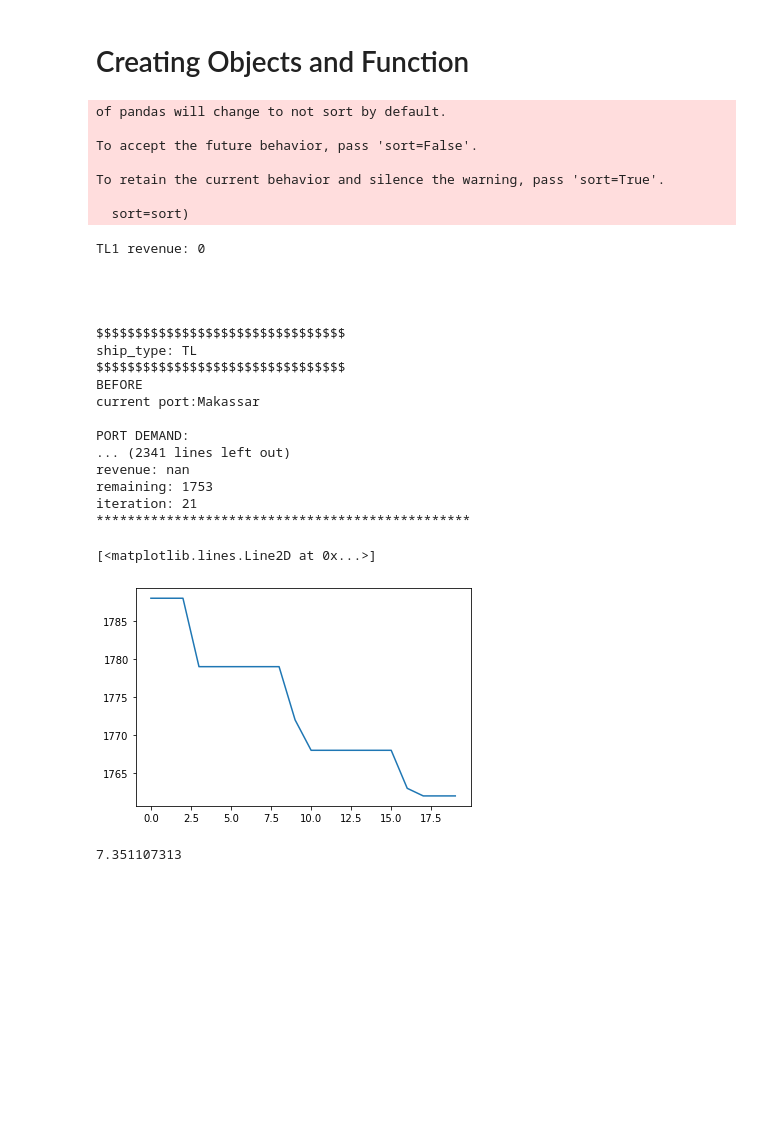
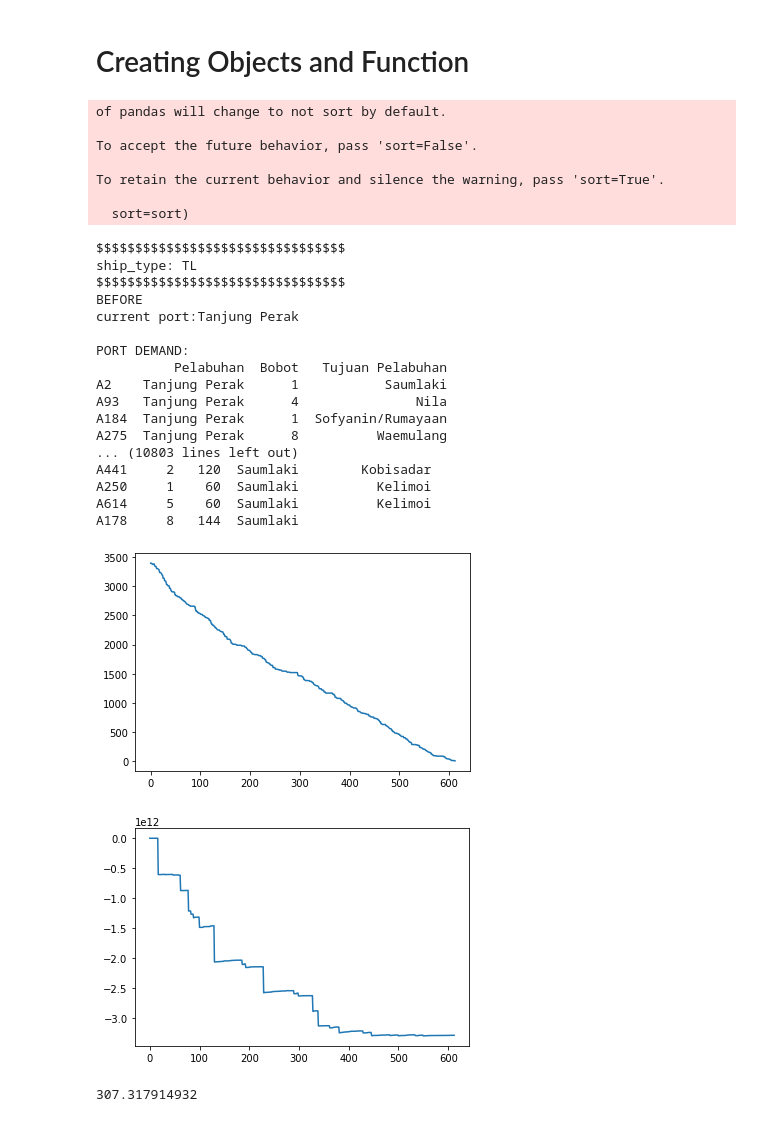
Before and after one commit to theo123490/Ship_Network_GA, a Jupyter notebook: GA_jaringan_kapal_revisi.ipynb, the cells around one changed output. Cells and saved outputs as stored; diff of their text form; code cells hidden in the pictures; blank space fills up the shorter version.

Commit message:
JARAK done, cost is still negative though

```diff
--- a/GA_jaringan_kapal_revisi.ipynb
+++ b/GA_jaringan_kapal_revisi.ipynb
@@ -314,7 +326,6 @@ class Ship:
         self.current_port = self.port_cycle[0]
 
     def cost_per_item(self,item ):
-        print('item: '+str(item))
         Bobot = item['Bobot']
         bm_time = self.ship_char[self.current_port.name ]['bm_time']
         C_bm = self.ship_char[self.current_port.name ]['C_bm']
@@ -332,9 +343,23 @@ class Ship:
         total_cost_storage = Bobot * port_storage_time * C_storage
         total_cost_travel_time = inventory_cost*bm_time*(avg_docking_time*(distance/V))
         cost_bongkar_time = inventory_cost * (Bobot/C_bm)
-        print('bongkar: {} storage: {} travelT: {} btime: {}'.format(total_cost_bongkar,total_cost_storage,total_cost_travel_time,cost_bongkar_time))
 
         travel_cost = total_cost_bongkar + total_cost_storage+total_cost_travel_time+cost_bongkar_time
+
+#         print('&&&&&&&&&&&&&&&&&&&&&&&&&&&&&&&&&&&&&&&&&&&&&&&')
+#         print('item: '+str(item))
+#         print('bm time:'+str(bm_time))
+#         print('C_bm:'+str(C_bm))
+#         print('inventory_cost:'+str(inventory_cost))
+#         print('bm_time:'+str(bm_time))
+#         print('avg_docking_time:'+str(avg_docking_time))
+#         print('distance:'+str(distance))
+#         print('V:'+str(V))
+#         print('VC:'+str(VC))
+#         print('port_storage_time:'+str(port_storage_time))
+#         print('C_storage:'+str(C_storage))
+#         print('bongkar: {} storage: {} travelT: {} btime: {}'.format(total_cost_bongkar,total_cost_storage,total_cost_travel_time,cost_bongkar_time))
+#         print('&&&&&&&&&&&&&&&&&&&&&&&&&&&&&&&&&&&&&&&&&&&&&&&')
 
         return travel_cost, [total_cost_bongkar, total_cost_storage, total_cost_travel_time, cost_bongkar_time]
 
@@ -517,7 +542,7 @@ class Ship:
                     pick_item = self.check_item(i,'pick',pick_item=pick_item)
 
         #for R
-        if simulated_port.name in R_list:
+        if simulated_port.name in R_list+['Banda Neira']:
             port_item = simulated_port.demand
             pick_item = self.check_item(i,'pick',pick_item=pick_item) #TODO
 
@@ -576,6 +601,8 @@ class Ship:
                 current_r = find_movable_port('PR',self.current_port.name)
                 for i in current_r:
                     self.drop_off_item(i.name,finish_shipping = False)
+
+        self.current_port.demand = self.current_port.demand.loc[~self.current_port.demand.index.duplicated(keep='first')]
         # ITEM DROP OFF--------------------------------------------------------
 
 
@@ -654,10 +681,12 @@ class Ship:
                     self.pick_up_port(i)
 
         #for R
-        if self.current_port.name in R_list:
+        if self.current_port.name in R_list+['Banda Neira']:
             port_item = self.current_port.demand
             self.pick_up_each(port_item)
 
+        self.storage = self.storage.loc[~self.storage.index.duplicated(keep='first')]
+        self.storage['Jarak'] = self.storage['Jarak'].fillna(0)
 
         # ITEM PICK UP--------------------------------------------------------
 
@@ -748,10 +777,11 @@ new_port_item = all_item(available_ship)
 remaining = item_left(new_port_item)
 i=0
 remaining_history = []
+revenue_history = []
 tic = time.clock()
 while remaining>0:
     i +=1
-#     port_sequence(TL1)
+    port_sequence(TL1)
     print('TL1 revenue: {}'.format(TL1.revenue))
     port_sequence(TL2)
     print('TL2 revenue: {}'.format(TL2.revenue))
@@ -765,16 +795,17 @@ while remaining>0:
     print('PR_Saumlaki revenue: {}'.format(PR_Saumlaki.revenue))
     new_port_item = all_item(available_ship)
     remaining = item_left(new_port_item)
+    revenue = total_revenue(available_ship)
     print('************************************************')
-    print('revenue: {}'.format(total_revenue(available_ship)))
+    print('revenue: {}'.format(revenue))
     print('remaining: ' + str(remaining))
     print('iteration: ' + str(i))
     print('************************************************')
-    if math.isnan(total_revenue(available_ship)) == True:
-        break
     remaining_history.append(remaining)
-
-    if i>=1000:
+    revenue_history.append(revenue)
+#     if math.isnan(revenue) == True:
+#         break
+    if i>=700:
         break
 toc = time.clock()
 # %% [output]
@@ -785,29 +816,30 @@ To accept the future behavior, pass 'sort=False'.
 To retain the current behavior and silence the warning, pass 'sort=True'.
 
   sort=sort)
-TL1 revenue: 0
-
-
-
-
 $$$$$$$$$$$$$$$$$$$$$$$$$$$$$$$$
 ship_type: TL
 $$$$$$$$$$$$$$$$$$$$$$$$$$$$$$$$
 BEFORE
-current port:Makassar
+current port:Tanjung Perak
 
 PORT DEMAND:
-... (2341 lines left out)
-revenue: nan
-remaining: 1753
-iteration: 21
-************************************************
+          Pelabuhan  Bobot   Tujuan Pelabuhan
+A2    Tanjung Perak      1           Saumlaki
+A93   Tanjung Perak      4               Nila
+A184  Tanjung Perak      1  Sofyanin/Rumayaan
+A275  Tanjung Perak      8          Waemulang
+... (10803 lines left out)
+A441     2   120  Saumlaki        Kobisadar
+A250     1    60  Saumlaki          Kelimoi
+A614     5    60  Saumlaki          Kelimoi
+A178     8   144  Saumlaki
-# %%
-plt.plot(remaining_history)
-# %% [output]
-[<matplotlib.lines.Line2D at 0x...>]
-[figure, removed]
-# %%
-print(toc-tic)
-# %% [output]
-7.351107313
+# %%
+plt.plot(remaining_history)
+plt.show()
+plt.plot(revenue_history)
+plt.show()
+print(toc-tic)
+# %% [output]
+[figure, added]
+[figure, added]
+307.317914932
```
Also changed, not shown: parts of 19 cells of this notebook.
